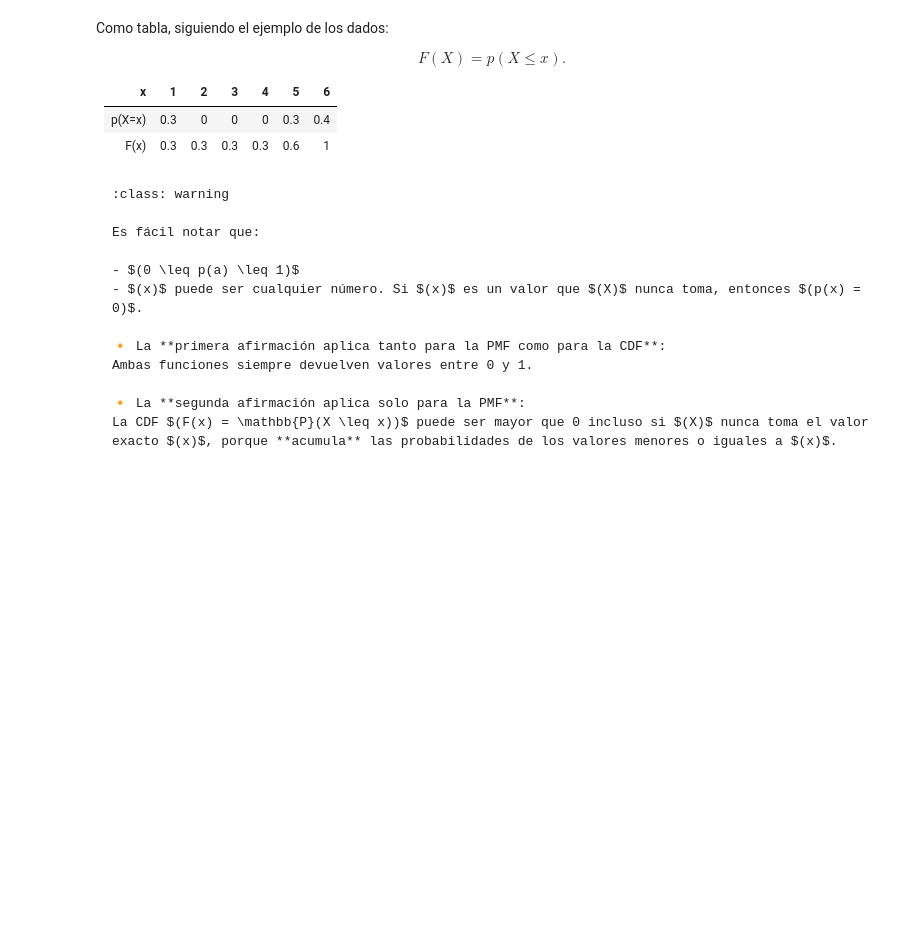
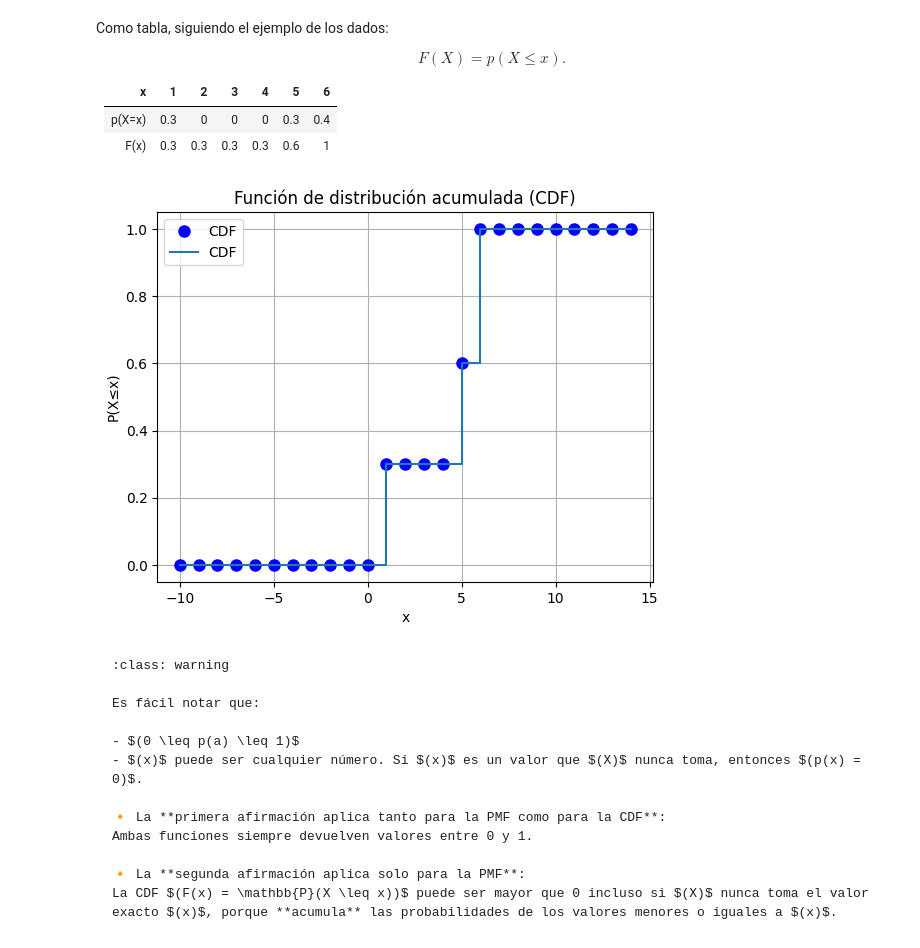
Before and after one commit to patymunoz/modelos-graficos-probabilisticos, a Jupyter notebook: docs/source/modulo1/M1-sesion3-PT1.ipynb, the cells around one changed output. Saved outputs shown, nothing was run; the diff lists cells and outputs as text; code cells hidden in the pictures; blank space fills up the shorter version.

````diff
--- a/docs/source/modulo1/M1-sesion3-PT1.ipynb
+++ b/docs/source/modulo1/M1-sesion3-PT1.ipynb
@@ -143,6 +159,17 @@ $$
 | F(x)   | 0.3 | 0.3 | 0.3 | 0.3 | 0.6 | 1   |
 # %%
 # Grafico: CDF
+x= range(-10, 15)
+y= X.cdf(x)
+plt.plot(x, y, 'bo', ms=8, label='CDF')
+plt.step(x, y, where='post', label='CDF')
+plt.xlabel('x')
+plt.ylabel('P(X≤x)')
+plt.title('Función de distribución acumulada (CDF)')
+plt.legend()
+plt.grid()
+# %% [output]
+[figure, added]
 # %% [markdown]
 ```{admonition} OJO
 :class: warning
````
Also changed, not shown: parts of 26 cells of this notebook, 18 other files.
